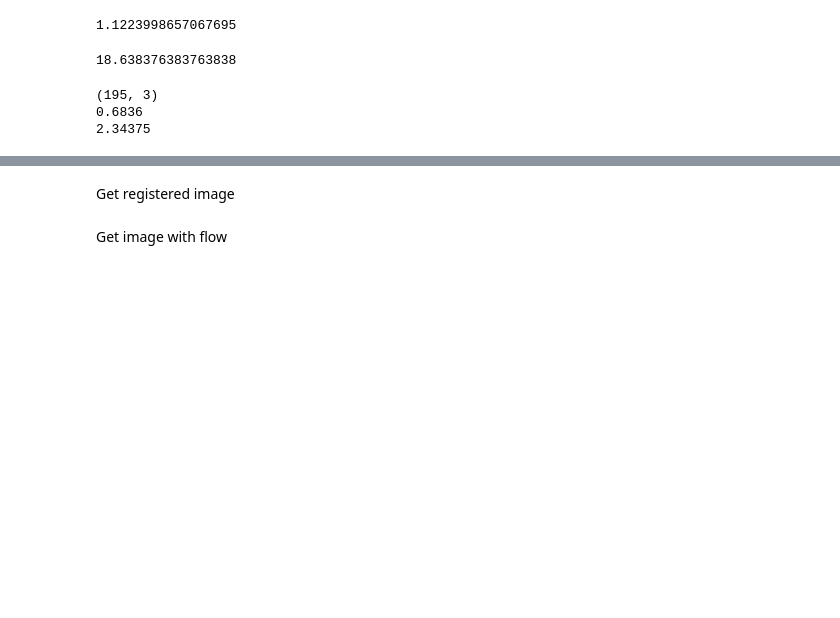
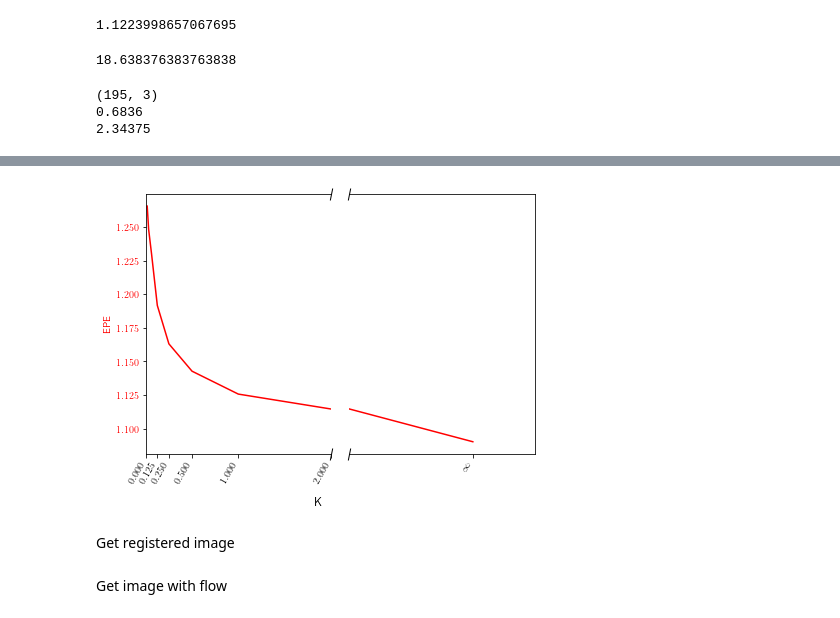
Before and after one commit to nicolas1805961/Cardiac-Segmentation-Optical-flow, a Jupyter notebook: nnunet/important.ipynb, the cells around one changed output, grey strips where cells are left out. Cells and saved outputs as stored; diff of their text form; code cells hidden in the pictures; blank space fills up the shorter version.

```diff
--- a/nnunet/important.ipynb
+++ b/nnunet/important.ipynb
@@ -2947,44 +2987,78 @@ import numpy as np
 import matplotlib.pyplot as plt
 from matplotlib.ticker import FormatStrFormatter
 import pandas as pd
 import os
+import matplotlib
 
 plt.rcParams['text.usetex'] = True
 
 path_list = {"K=0.015625": r"C:\Users\Portal\Documents\voxelmorph\exposant\new\exposant_0.015625\Task032_Lib\fold_0\Lib\test\Postprocessed\Backward_flow\strain_metrics_0.csv",
              "k=0.03125": r"C:\Users\Portal\Documents\voxelmorph\exposant\new\exposant_0.03125\Task032_Lib\fold_0\Lib\test\Postprocessed\Backward_flow\strain_metrics_0.csv",
              "k=0.0625": r"C:\Users\Portal\Documents\voxelmorph\exposant\new\exposant_0.0625\Task032_Lib\fold_0\Lib\test\Postprocessed\Backward_flow\strain_metrics_0.csv",
              "k=0.125": r"C:\Users\Portal\Documents\voxelmorph\exposant\new\exposant_0.125\Task032_Lib\fold_0\Lib\test\Postprocessed\Backward_flow\strain_metrics_0.csv",
              "k=0.25": r"C:\Users\Portal\Documents\voxelmorph\exposant\new\exposant_0.25\Task032_Lib\fold_0\Lib\test\Postprocessed\Backward_flow\strain_metrics_0.csv",
              "k=0.5": r"C:\Users\Portal\Documents\voxelmorph\exposant\new\exposant_0.5\Task032_Lib\fold_0\Lib\test\Postprocessed\Backward_flow\strain_metrics_0.csv",
              "k=1.0": r"C:\Users\Portal\Documents\voxelmorph\exposant\new\exposant_1\Task032_Lib\fold_0\Lib\test\Postprocessed\Backward_flow\strain_metrics_0.csv",
              "k=2.0": r"C:\Users\Portal\Documents\voxelmorph\exposant\new\exposant_2\Task032_Lib\fold_0\Lib\test\Postprocessed\Backward_flow\strain_metrics_0.csv",
              "k=∞": r"C:\Users\Portal\Documents\voxelmorph\exposant\new\exposant_infini\Task032_Lib\fold_0\Lib\test\Postprocessed\Backward_flow\strain_metrics_0.csv"
              }
 
-fig, ax = plt.subplots(1, 1)
+fig, ax = plt.subplots(1, 2, sharey=True)
 
 epe_list = []
 for key in path_list.keys():
     df_epe = pd.read_csv(path_list[key])
     mean_epe = df_epe['Average'].values.mean()
     epe_list.append(mean_epe)
 
-t = np.arange(len(epe_list))
+#t = np.arange(len(epe_list))
+t = [0.015625, 0.03125, 0.0625, 0.125, 0.25, 0.5, 1.0, 2.0]
+ax[0].set_ylabel('EPE', c='r')
+#ax[0].set_xlabel('K')
+ax[0].plot(t, epe_list[:-1], c='r')
+ax[0].tick_params(axis='y', labelcolor='r')
+#ax.set_xscale('log')
+ax[0].set_xticks([0.0, 0.125, 0.25, 0.5, 1.0, 2.0])
+#ax.set_xticklabels(t)
+#ax.set_xticklabels([0.015625, 0.03125, 0.0625, 0.125, 0.25, 0.5, 1.0, 2.0, "$\infty$"])
+#ax.get_xaxis().set_major_formatter(matplotlib.ticker.ScalarFormatter())
 
-ax.set_ylabel('EPE', c='r')
-ax.set_xlabel('K')
-ax.set_xticks(t)
-ax.set_xticklabels([0.015625, 0.03125, 0.0625, 0.125, 0.25, 0.5, 1.0, 2.0, "$\infty$"])
-ax.plot(t, epe_list, label='EPE', c='r')
-ax.tick_params(axis='y', labelcolor='r')
-ax.set_xscale('log')
+plt.setp(ax[0].get_xticklabels(), rotation=60, horizontalalignment='right')
 
-plt.setp(ax.get_xticklabels(), rotation=60, horizontalalignment='right')
+ax[1].plot([2.0, 4.0], epe_list[-2:], c='r')
+#ax[1].tick_params(axis='y', labelcolor='r')
+#ax.set_xscale('log')
+ax[1].set_xticks([4.0])
+ax[1].set_xticklabels(["$\infty$"])
+#ax[1].xaxis.set_major_formatter(FormatStrFormatter('%.3f'))
+#ax.set_xticklabels([0.015625, 0.03125, 0.0625, 0.125, 0.25, 0.5, 1.0, 2.0, "$\infty$"])
+#ax.get_xaxis().set_major_formatter(matplotlib.ticker.ScalarFormatter())
 
-fig.tight_layout()
+plt.setp(ax[1].get_xticklabels(), rotation=60, horizontalalignment='right')
+
+ax[0].set_xlim(0, 2.0)  # outliers only
+ax[1].set_xlim(2.0, 5.0)  # most of the data
+
+# hide the spines between ax and ax2
+ax[0].spines['right'].set_visible(False)
+ax[1].spines['left'].set_visible(False)
+ax[1].yaxis.set_tick_params(left=False, labelleft=False)
+
+plt.subplots_adjust(left=0.1, right=1.0, wspace=0.1, hspace=0.0, top=1.0, bottom=0.1)
+
+d = 5.0  # proportion of vertical to horizontal extent of the slanted line
+kwargs = dict(marker=[(-1, -d), (1, d)], markersize=12,
+              linestyle="none", color='k', mec='k', mew=1, clip_on=False)
+ax[0].plot([1, 1], [0, 1], transform=ax[0].transAxes, **kwargs)
+ax[1].plot([0, 0], [0, 1], transform=ax[1].transAxes, **kwargs)
+
+fig.text(0.5, -0.07, 'K', ha='center', va='center', fontsize=12.0)
+
+#fig.tight_layout()
 
 plt.savefig('epe_k.png', dpi=600)
+# %% [output]
+[figure, added]
 # %% [markdown]
 Get registered image
 # %%
```
Also changed, not shown: parts of 4 cells of this notebook, 2 other files.
